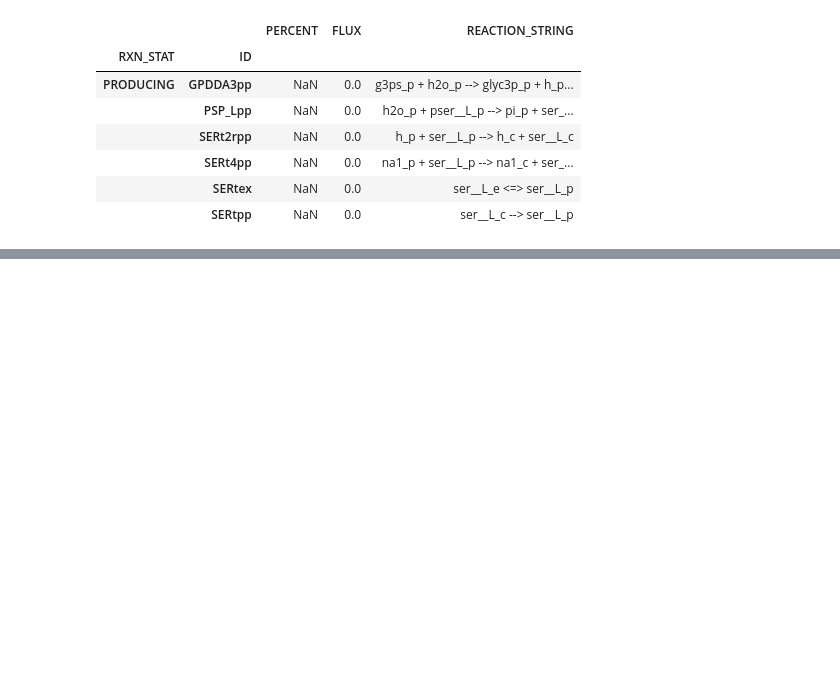
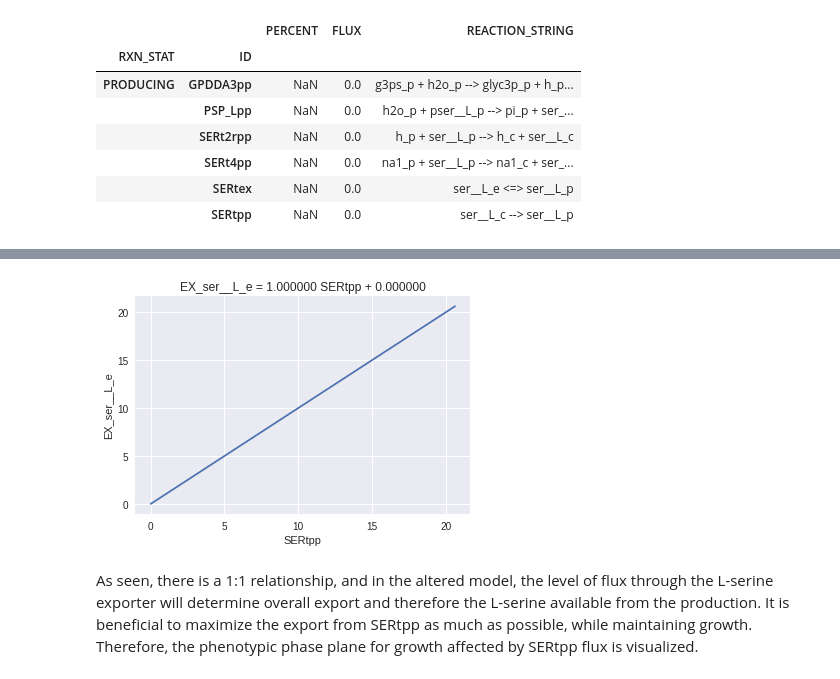
Before and after one commit to 27410/27410-2020-group-project-group-6, a Jupyter notebook: Gene_alterations.ipynb, the cells around one changed output, grey strips where cells are left out. Cells and saved outputs as stored; diff of their text form; code cells hidden in the pictures; blank space fills up the shorter version.

```diff
--- a/Gene_alterations.ipynb
+++ b/Gene_alterations.ipynb
@@ -146,0 +149,18 @@ This is only possible when the uptake reactions SERt4pp and SERt2rpp are either
+# %%
+# EX_ser__L_e vs. SERtpp phenotypic phase plane
+ppp_ser_prod_vs_ser_exporter = production_envelope(altered_model,
+                    reactions=[altered_model.reactions.SERtpp],
+                    objective=altered_model.reactions.EX_ser__L_e)
+# %%
+# Creating the trendline and plotting
+z = np.polyfit(ppp_ser_prod_vs_ser_exporter['SERtpp'], ppp_ser_prod_vs_ser_exporter['flux_maximum'], 1)
+p = np.poly1d(z)
+plt.plot(ppp_ser_prod_vs_ser_exporter['SERtpp'],ppp_ser_prod_vs_ser_exporter['flux_maximum'],'-')
+plt.ylabel('EX_ser__L_e')
+plt.xlabel('SERtpp')
+plt.title("EX_ser__L_e = %.6f SERtpp + %.6f"%(z[0],z[1])) # trendline equation
+plt.show()
+# %% [output]
+[figure, added]
+# %% [markdown]
+As seen, there is a 1:1 relationship, and in the altered model, the level of flux through the L-serine exporter will determine overall export and therefore the L-serine available from the production. It is beneficial to maximize the export from SERtpp as much as possible, while maintaining growth. Therefore, the phenotypic phase plane for growth affected by SERtpp flux is visualized.
```
Also changed, not shown: parts of 12 cells of this notebook.
